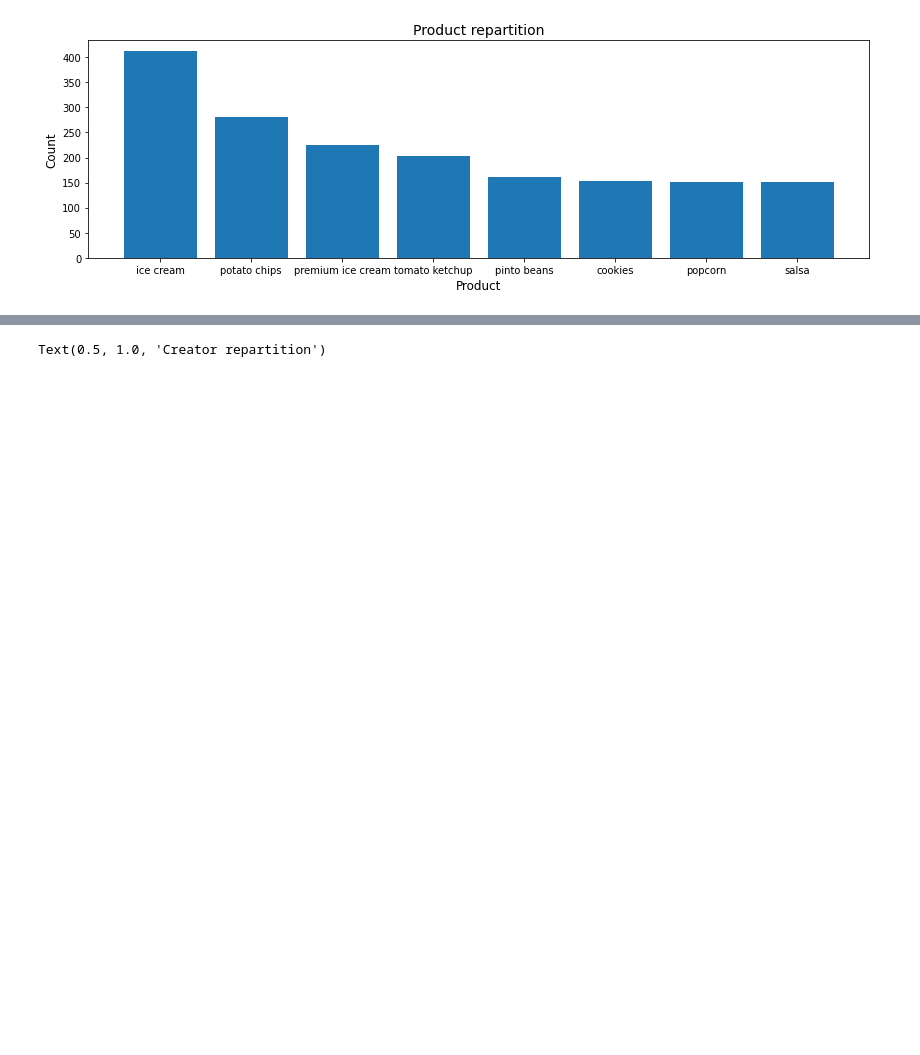
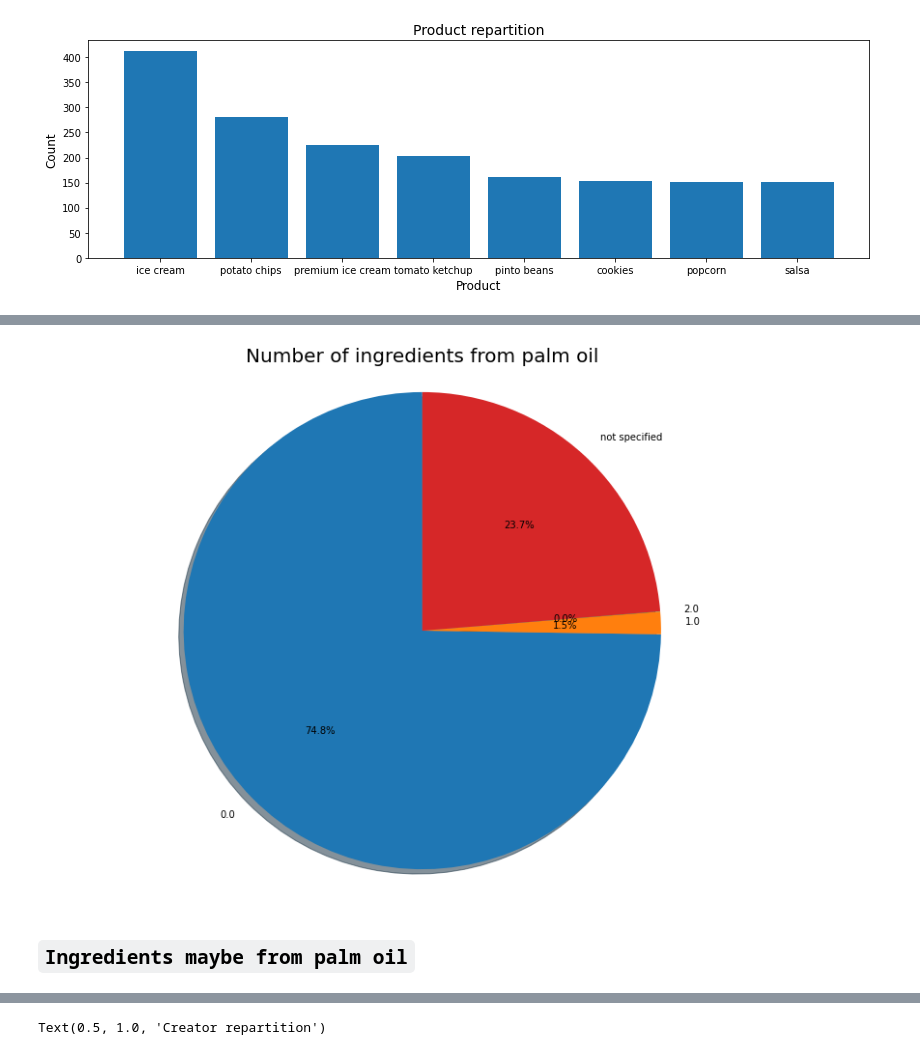
Before and after one commit to Axelibnida/My_projects, a Jupyter notebook: Data cleaning and Analyses/Data_analysis.ipynb, the cells around one changed output, grey strips where cells are left out. Saved outputs shown, nothing was run; the diff lists cells and outputs as text; code cells hidden in the pictures; blank space fills up the shorter version.

```diff
--- a/Data cleaning and Analyses/Data_analysis.ipynb
+++ b/Data cleaning and Analyses/Data_analysis.ipynb
@@ -152,0 +181,15 @@ Text(0.5, 1.0, 'Product repartition')
+# %%
+fig, ax = plt.subplots(figsize = (14,10))
+ax.pie(ingredients_from_palm_oil.values,
+       labels=ingredients_from_palm_oil.index,
+       autopct='%1.1f%%',
+       shadow=True,
+       startangle=90)
+ax.axis('equal')
+ax.set_title('Number of ingredients from palm oil', size=20)
+plt.show()
+# %% [output]
+[figure, added]
+# %% [markdown]
+<a name='ingredients_maybe_from_palm_oil'></a>
+## `Ingredients maybe from palm oil`
```
Also changed, not shown: parts of 41 cells of this notebook, 1 other file.
